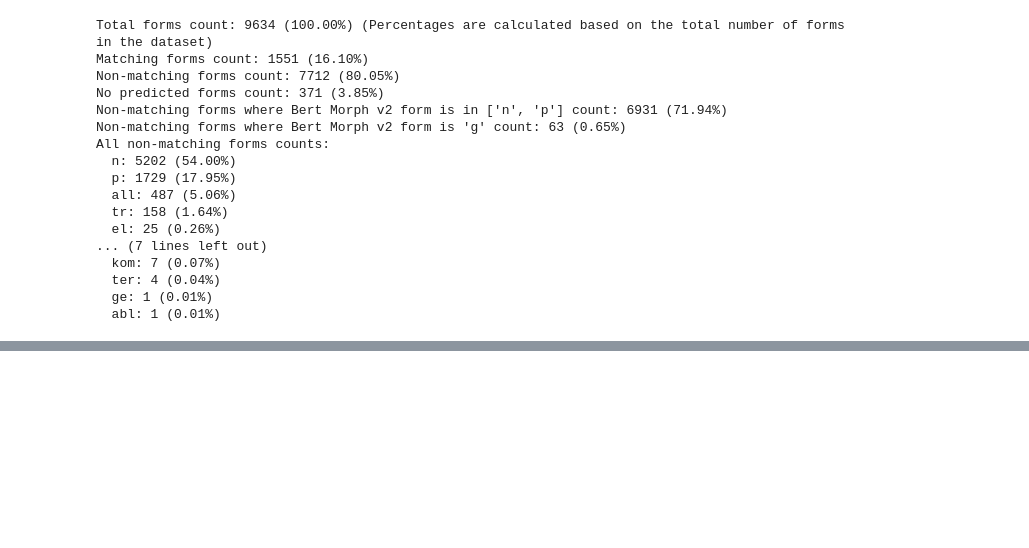
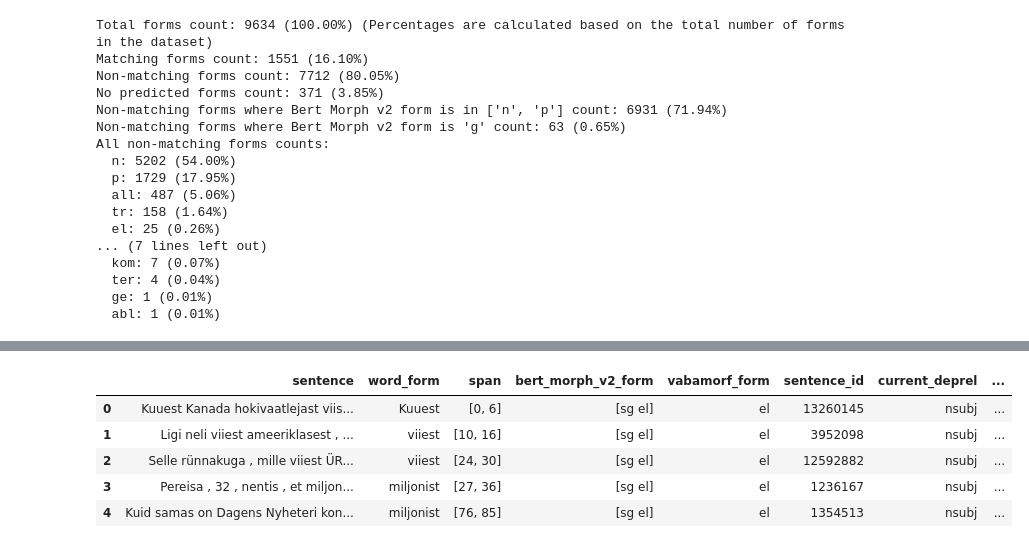
Before and after one commit to SanderSaska/EstNLTK_model_training, a Jupyter notebook: notebooks/inspecting_morphsyntax_conflicts.ipynb, the cells around one changed output, grey strips where cells are left out. Drawn from its saved outputs; the diff is of its cells as text; code cells hidden in the pictures; blank space fills up the shorter version.

```diff
--- a/notebooks/inspecting_morphsyntax_conflicts.ipynb
+++ b/notebooks/inspecting_morphsyntax_conflicts.ipynb
@@ -165,20 +329,23 @@ matching_forms_count = 0
 non_matching_forms_count = 0
 no_predicted_forms_count = 0
 non_matching_forms = {}
+unique_vabamorf_forms = set()
 for i, row in tqdm.tqdm(enumerate(conflicts_data), total=len(conflicts_data)):
     sentence = row["sentence"]
     word = row["word_form"]
     word_span = row["span"]
     bert_Morph_v2_form = row["bert_morph_v2_form"]
-    bmt_form, parsed_form = parse_bmt_form(bert_Morph_v2_form)
+    bmt_form, bmt_ud_parsed_form = parse_bmt_form(bert_Morph_v2_form)
     vabamorf_form = row["current_case"]
+    vabamorf_vm_parsed_form = map_forms.get(vabamorf_form, vabamorf_form)
     # print(f"Sentence: {sentence}")
     # print(f"Word: {word}, Span: {word_span}")
     # print(f"Bert Morph v2 form: {bert_Morph_v2_form}")
     # print(f"Vabamorf form: {vabamorf_form}")
-    if parsed_form is None:
+    unique_vabamorf_forms.add(vabamorf_vm_parsed_form)
+    if bmt_ud_parsed_form is None:
         no_predicted_forms_count += 1
-    elif parsed_form == vabamorf_form:
+    elif bmt_ud_parsed_form == vabamorf_form:
         matching_forms_count += 1
     else:
         non_matching_forms_count += 1
@@ -338,0 +475,43 @@ Vabamorf form:
+# %%
+output_columns = [
+    "sentence",
+    "word_form",
+    "span",
+    "bert_morph_v2_form",
+    "vabamorf_form",
+    "sentence_id",
+    "current_deprel",
+    "current_analysis",
+]
+# %%
+# Save the data to CSV files
+matching_forms_df = pd.DataFrame(matching_forms, columns=output_columns)
+non_matching_forms_df = pd.DataFrame(non_matching_forms, columns=output_columns)
+no_predicted_forms_df = pd.DataFrame(no_predicted_forms, columns=output_columns)
+non_matching_forms_with_np_df = pd.DataFrame(
+    non_matching_forms_with_np, columns=output_columns
+)
+non_matching_forms_without_np_df = pd.DataFrame(
+    non_matching_forms_without_np, columns=output_columns
+)
+
+output_dir = conflicts_dir / "processed" / "csv_outputs"
+output_dir.mkdir(parents=True, exist_ok=True)
+matching_forms_df.to_csv(output_dir / "matching_forms.csv", index=False)
+non_matching_forms_df.to_csv(output_dir / "non_matching_forms.csv", index=False)
+no_predicted_forms_df.to_csv(output_dir / "no_predicted_forms.csv", index=False)
+non_matching_forms_with_np_df.to_csv(
+    output_dir / "non_matching_forms_with_np.csv", index=False
+)
+non_matching_forms_without_np_df.to_csv(
+    output_dir / "non_matching_forms_without_np.csv", index=False
+)
+# %%
+display(matching_forms_df.head())
+# %% [output]
+|  | sentence | word_form | span | bert_morph_v2_form | vabamorf_form | sentence_id | current_deprel | ... |
+| 0 | Kuuest Kanada hokivaatlejast viis... | Kuuest | [0, 6] | [sg el] | el | 13260145 | nsubj | ... |
+| 1 | Ligi neli viiest ameeriklasest , ... | viiest | [10, 16] | [sg el] | el | 3952098 | nsubj | ... |
+| 2 | Selle rünnakuga , mille viiest ÜR... | viiest | [24, 30] | [sg el] | el | 12592882 | nsubj | ... |
+| 3 | Pereisa , 32 , nentis , et miljon... | miljonist | [27, 36] | [sg el] | el | 1236167 | nsubj | ... |
+| 4 | Kuid samas on Dagens Nyheteri kon... | miljonist | [76, 85] | [sg el] | el | 1354513 | nsubj | ... |
```
Also changed, not shown: parts of 12 cells of this notebook.
